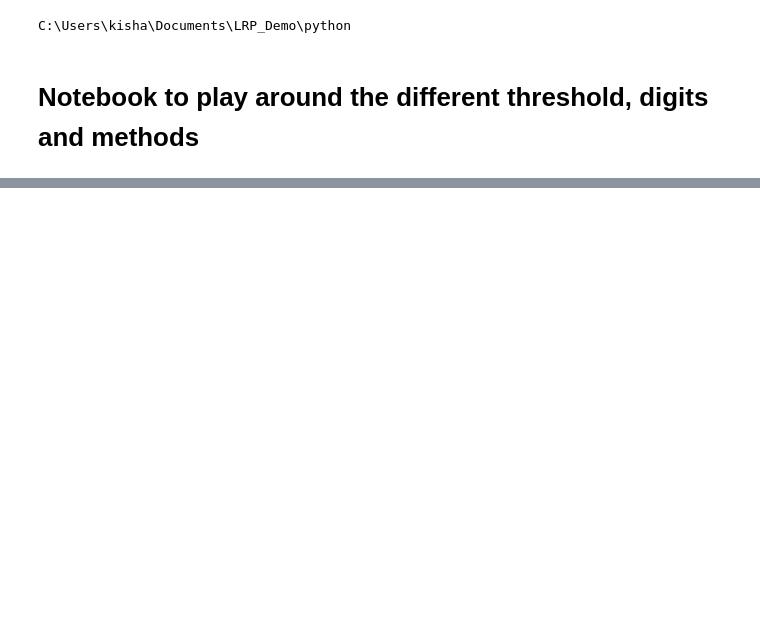
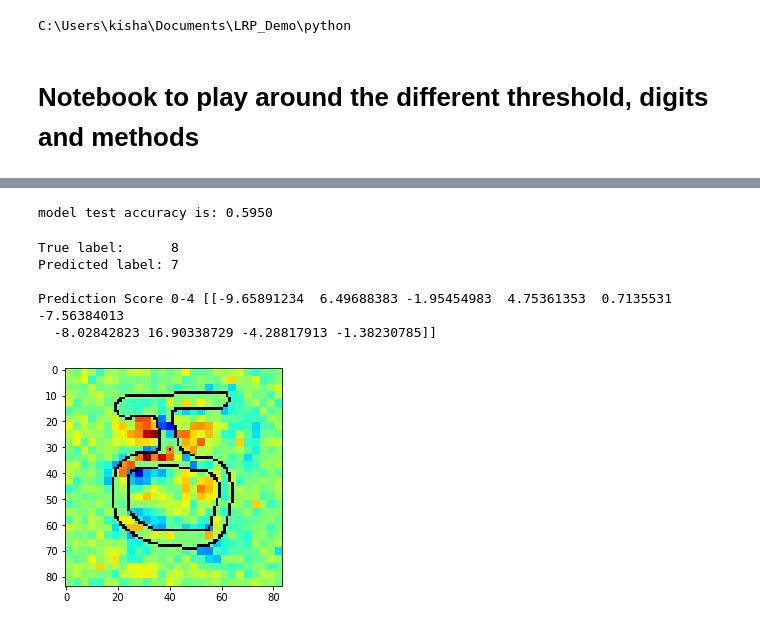
Before and after one commit to MichaelMMeskhi/TransferLRP, a Jupyter notebook: LRP_demo-Omni.ipynb, the cells around one changed output, grey strips where cells are left out. Saved outputs shown, nothing was run; the diff lists cells and outputs as text; code cells hidden in the pictures; blank space fills up the shorter version.

```diff
--- a/LRP_demo-Omni.ipynb
+++ b/LRP_demo-Omni.ipynb
@@ -45,30 +48,33 @@ I = Y[:,0].astype(int)
 Y = np.zeros([X.shape[0],np.unique(Y).size])
 Y[np.arange(Y.shape[0]),I] = 1
 # %%
-# acc = np.mean(np.argmax(nn.forward(X), axis=1) == np.argmax(Y, axis=1))
-# if not np == numpy: # np=cupy
-#     acc = np.asnumpy(acc)
-# print('model test accuracy is: {:0.4f}'.format(acc))
+acc = np.mean(np.argmax(nn_target.forward(X), axis=1) == np.argmax(Y, axis=1))
+if not np == numpy: # np=cupy
+    acc = np.asnumpy(acc)
+print('model test accuracy is: {:0.4f}'.format(acc))
+# %% [output]
+model test accuracy is: 0.5950
 # %%
 #permute data order for demonstration. or not. your choice.
 I = np.arange(X.shape[0])
 #I = np.random.permutation(I)
 # %%
 #Select a Digit between 5-9
-digit = 5
+digit = 3
 for i in I:
-  if np.argmax(Y[i])+5 == digit:
+  if np.argmax(Y[i]) == digit:
     break
 # %%
 #Find Relevance using Base network
 
 x = X[na,i,:]
-
-image = pImage.fromarray(x, '1')
+x = np.reshape(x, (105, 105))
+image = pImage.fromarray(x)
 image = image.resize((28, 28), PIL.Image.ANTIALIAS)
 x = np.array(image)
 x = np.reshape(x, (1, 784))
-
+x = x.round()
+small_x = x
 #forward pass and prediction
 ypred = nn.forward(x)
 print('True label:     ', np.argmax(Y[i])+5)
@@ -121,6 +127,17 @@ for k in range(len(lrp_type)):
 # plt.imshow(hm_base, interpolation = 'none')
 # plt.axis('off')
 # plt.show()
+# %% [output]
+True label:      8
+Predicted label: 7
+
+Prediction Score 0-4 [[-9.65891234  6.49688383 -1.95454983  4.75361353  0.7135531  -7.56384013
+  -8.02842823 16.90338729 -4.28817913 -1.38230785]]
+# %%
+plt.imshow(hm_base[0])
+plt.show()
+# %% [output]
+[figure, added]
 # %%
 #Find Relevance using Target network
 
```
Also changed, not shown: parts of 6 cells of this notebook.
